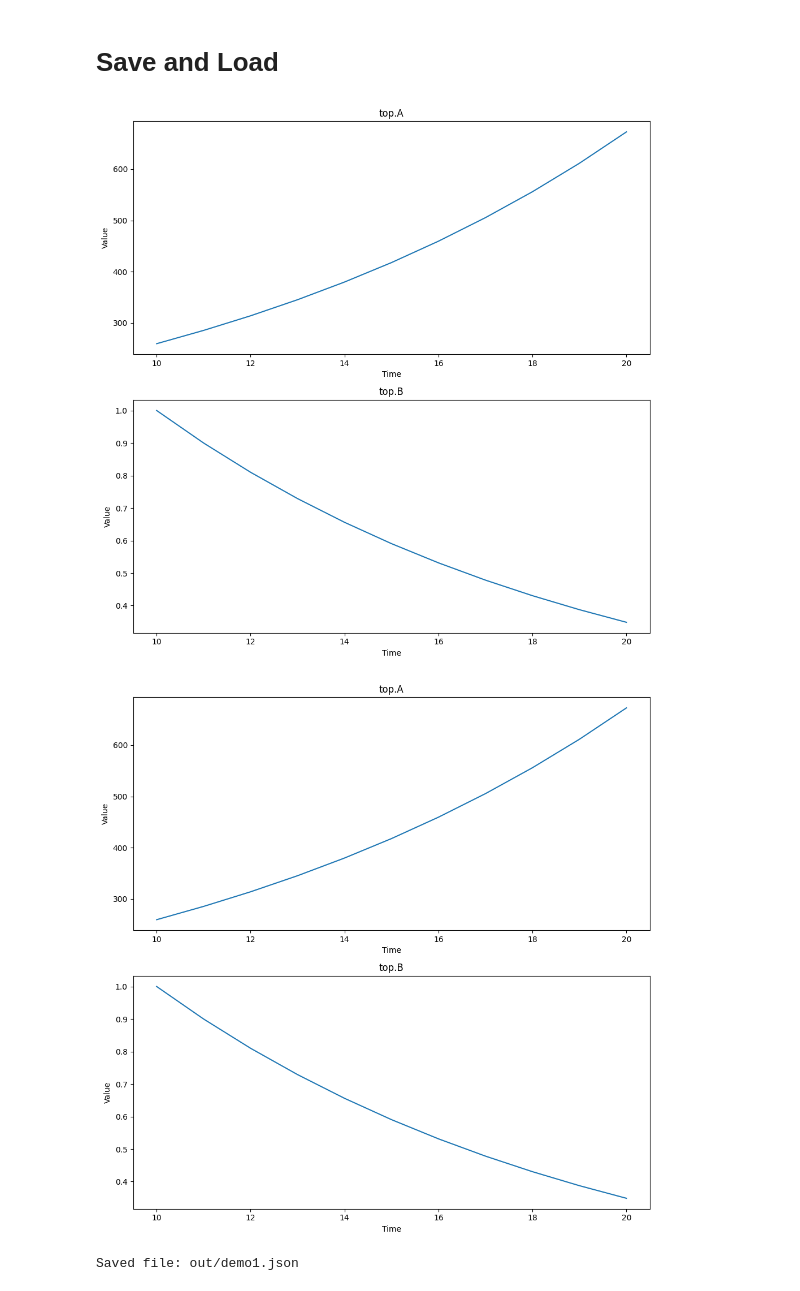
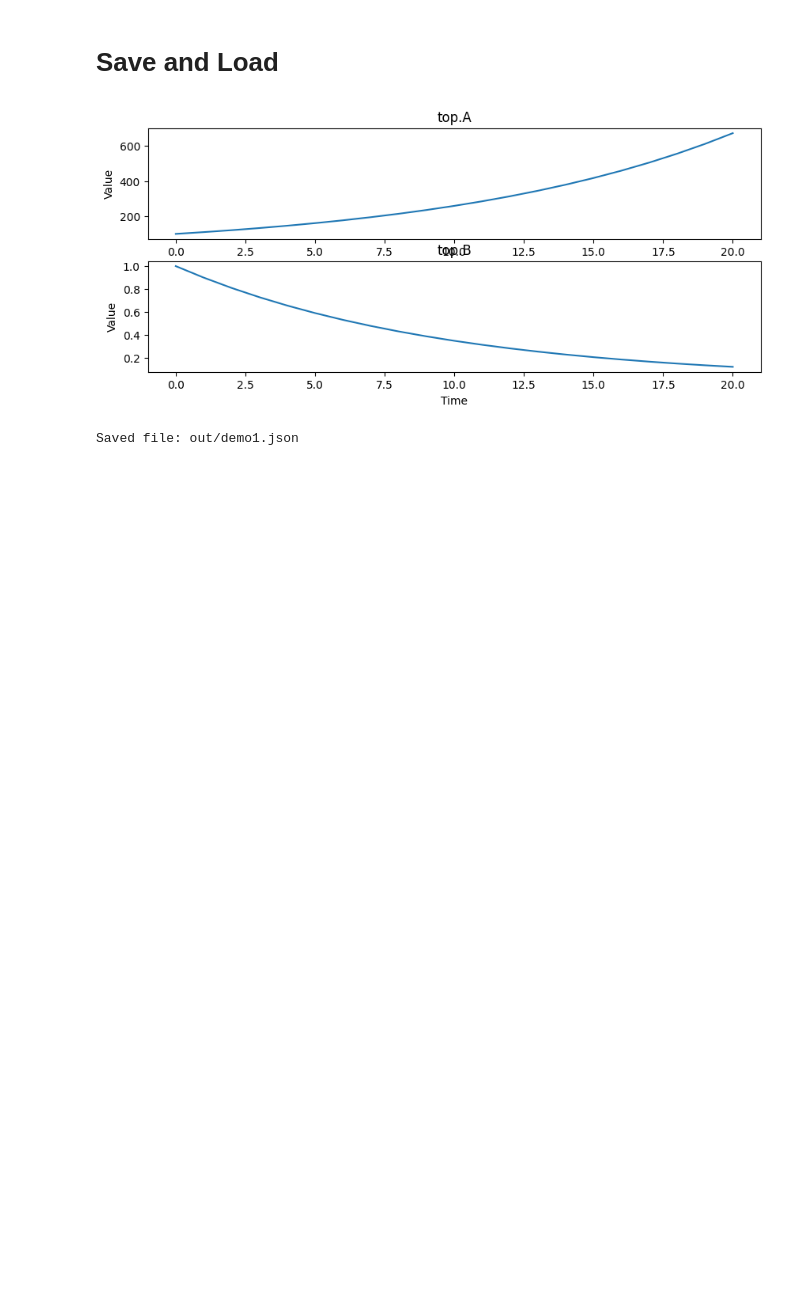
Before and after one commit to vivarium-collective/vivarium-interface, a Jupyter notebook: notebooks/demo.ipynb, the cells around one changed output. Cells and saved outputs as stored; diff of their text form; code cells hidden in the pictures; blank space fills up the shorter version.

```diff
--- a/notebooks/demo.ipynb
+++ b/notebooks/demo.ipynb
@@ -176,11 +186,12 @@ Writing out/diagram
 # %%
 # run the simulation for 10 time units
 # v.set_value(path=['global_time'], value=0)
 v.run(interval=10)
-v.plot_timeseries()
+fig = v.plot_timeseries(query=['top.A', 'top.B'],
+                        show=False,
+                        subplot_size=(10, 2),)
 # %% [output]
-[figure, old version]
+[figure, new version]
-[figure, removed]
 # %%
 # save the current state to a file
 v.save(filename='demo1')
```
Also changed, not shown: parts of 11 cells of this notebook, 1 other file.
